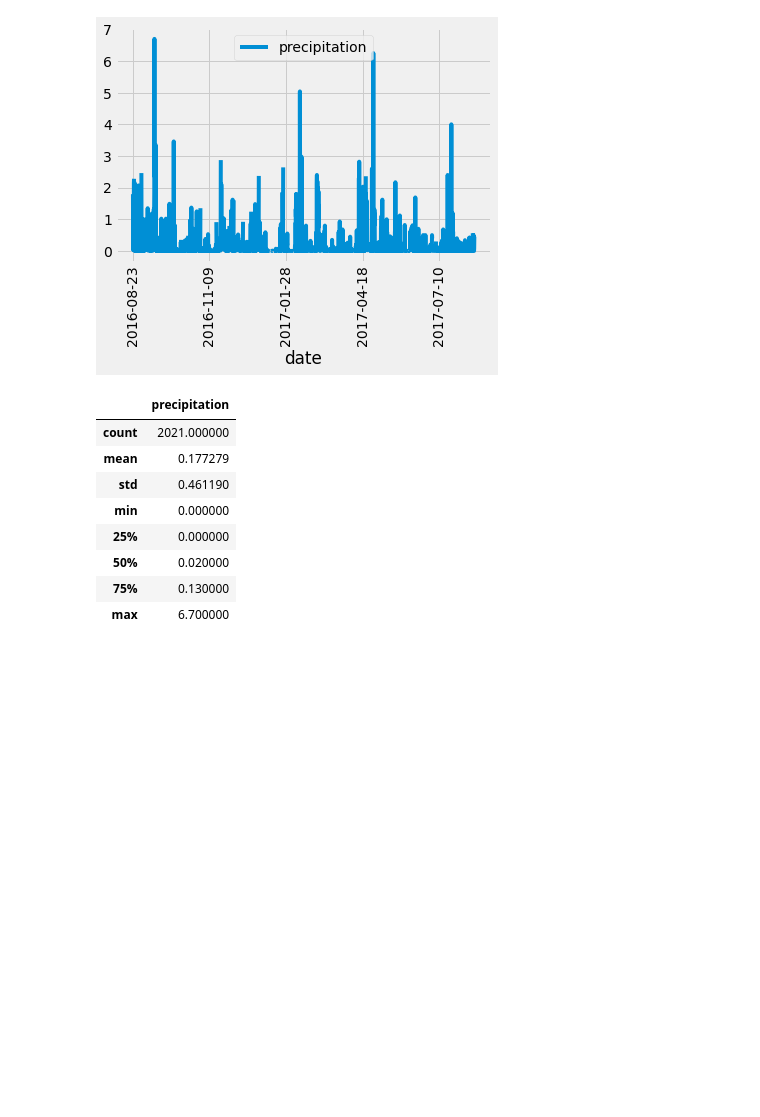
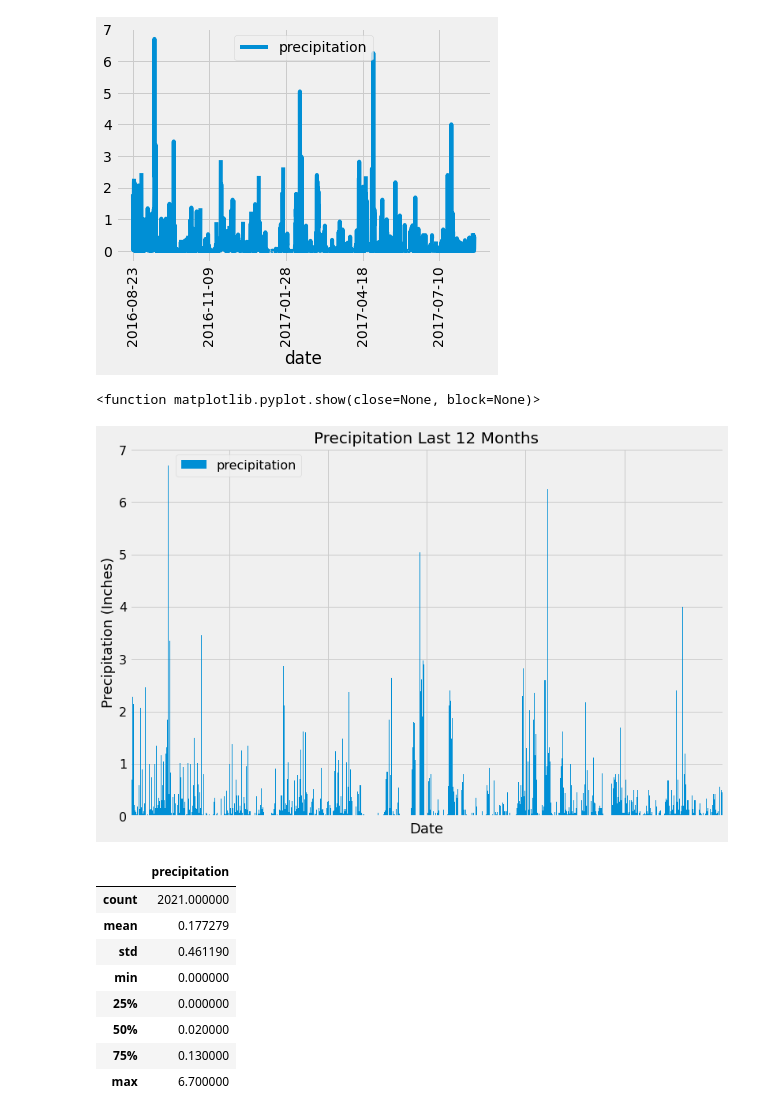
Before and after one commit to SiedHM/surfs_up, a Jupyter notebook: climate_analysis.ipynb, the cells around one changed output. Saved outputs shown, nothing was run; the diff lists cells and outputs as text; code cells hidden in the pictures; blank space fills up the shorter version.

```diff
--- a/climate_analysis.ipynb
+++ b/climate_analysis.ipynb
@@ -138,6 +179,23 @@ df.plot(rot=90)
 # %% [output]
 <AxesSubplot:xlabel='date'>
 [figure]
+# %%
+# Plot the precipitation for the past 12 months
+# Plot the precipitation for the past 12 months
+ax =df.plot(kind='bar', width=3, figsize=(12,8))
+plt.locator_params(axis='x', nbins=6)
+ax.xaxis.set_major_formatter(plt.NullFormatter())
+ax.tick_params(axis='y', labelsize=16)
+ax.grid(True)
+plt.legend(bbox_to_anchor=(.3,1), fontsize="16")
+plt.title("Precipitation Last 12 Months", size=20)
+plt.ylabel("Precipitation (Inches)", size=18)
+plt.xlabel("Date", size=18)
+plt.savefig("Output/Precipitation.png")
+plt.show
+# %% [output]
+<function matplotlib.pyplot.show(close=None, block=None)>
+[figure, added]
 # %%
 # Use Pandas to calcualte the summary statistics for the precipitation data
 df.describe()
```
Also changed, not shown: parts of 18 cells of this notebook, 5 other files.
